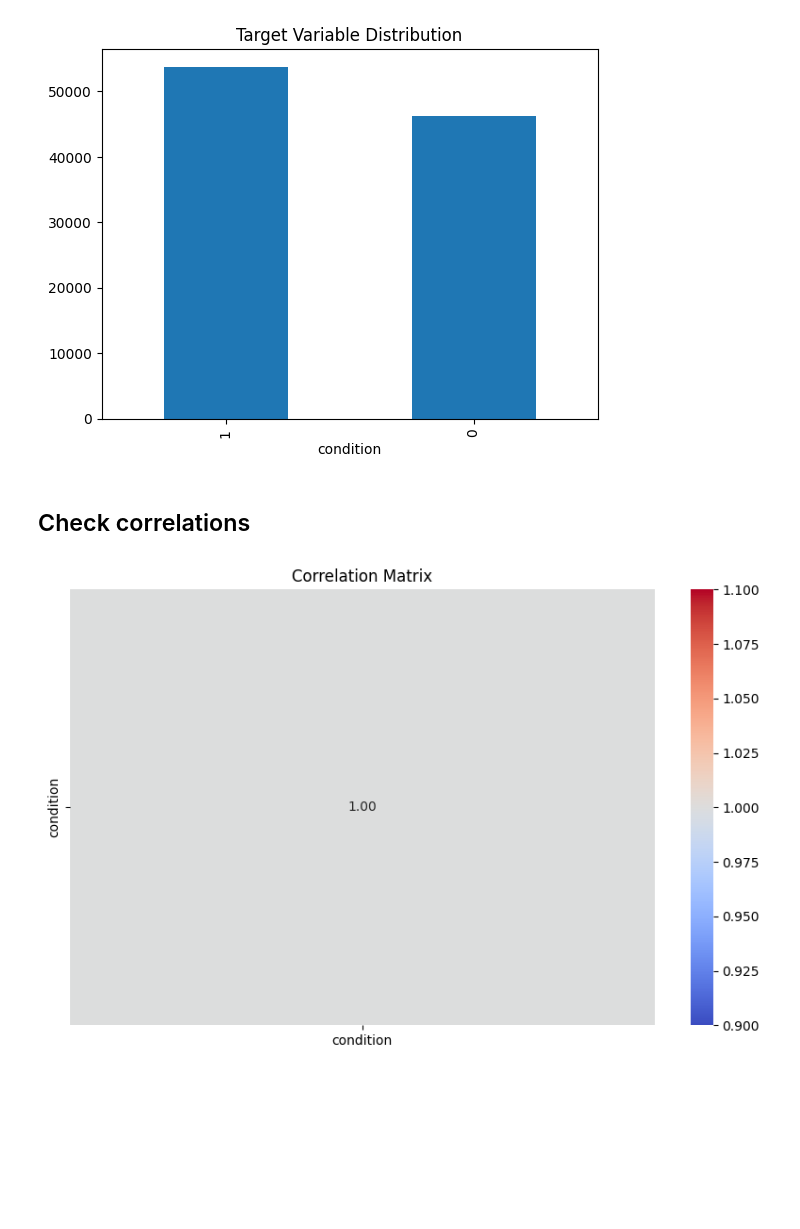
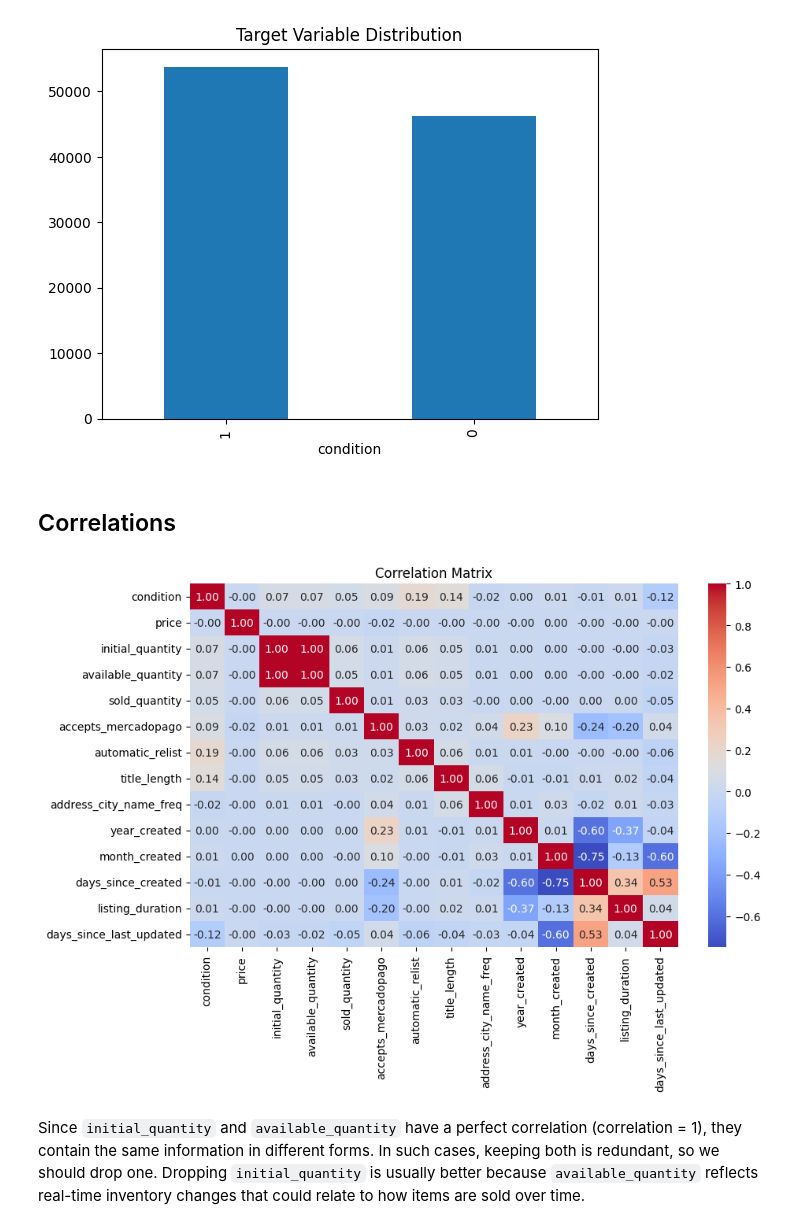
Before and after one commit to ntlg72/ml_exercise, a Jupyter notebook: 1.0-nlg-EDA.ipynb, the cells around one changed output. Saved outputs shown, nothing was run; the diff lists cells and outputs as text; code cells hidden in the pictures; blank space fills up the shorter version.

```diff
--- a/1.0-nlg-EDA.ipynb
+++ b/1.0-nlg-EDA.ipynb
@@ -323,0 +449,10 @@ df = pd.get_dummies(df, columns=categorical_cols, drop_first=True)
+# %%
+# Convert start_time and stop_time to datetime format
+df_cleaned["start_time"] = pd.to_datetime(df_cleaned["start_time"])
+df_cleaned["stop_time"] = pd.to_datetime(df_cleaned["stop_time"])
+
+# Calculate listing duration in days
+df_cleaned["listing_duration"] = (df_cleaned["stop_time"] - df_cleaned["start_time"]).dt.days
+
+# Display result
+print(df_cleaned[["start_time", "stop_time", "listing_duration"]].head())
@@ -323,0 +468,6 @@ df = pd.get_dummies(df, columns=categorical_cols, drop_first=True)
+# %%
+df_cleaned["date_created"] = pd.to_datetime(df_cleaned["date_created"]).dt.tz_localize(None)  # Make it naive
+df_cleaned["last_updated"] = pd.to_datetime(df_cleaned["last_updated"]).dt.tz_localize(None)
+# %%
+df_cleaned["days_since_created"] = (pd.to_datetime("today") - df_cleaned["date_created"]).dt.days
+df_cleaned["days_since_last_updated"] = (pd.to_datetime("today") - pd.to_datetime(df_cleaned["last_updated"])).dt.days
@@ -324 +580,21 @@ df = pd.get_dummies(df, columns=categorical_cols, drop_first=True)
+# %%
+columns_to_drop = [
+    'title',                      # high cardinality text
+    'pictures',                  # high cardinality, unstructured
+    'pictures_info',            # high cardinality, unstructured
+    'non_mercado_pago_methods',  # complex structure
+    'variations_summary',        # unstructured
+    'date_created',              # raw timestamp
+    'last_updated',              # raw timestamp
+    'start_time',                # raw timestamp
+    'stop_time',                 # raw timestamp
+    'international_delivery_mode',  # only one unique value
+    'coverage_areas_summary',       # only one unique value
+    'address_country_name',         # only one unique value
+    'listing_source'               # only one unique value
+    'base_price'  # dropped due to perfect correlation with price
+]
+
+
+df_cleaned = df_cleaned.drop(columns=columns_to_drop)
 # %% [markdown]
@@ -329,11 +605,13 @@ plt.show()
 # %% [output]
 [figure]
 # %% [markdown]
-## Check correlations
+## Correlations
 # %%
 plt.figure(figsize=(10, 6))
-sns.heatmap(df.corr(numeric_only=True), annot=True, fmt=".2f", cmap="coolwarm")
+sns.heatmap(df_cleaned.corr(numeric_only=True), annot=True, fmt=".2f", cmap="coolwarm")
 plt.title("Correlation Matrix")
 plt.show()
 # %% [output]
-[figure, old version]
+[figure, new version]
+# %% [markdown]
+Since `initial_quantity` and `available_quantity` have a perfect correlation (correlation = 1), they contain the same information in different forms. In such cases, keeping both is redundant, so we should drop one. Dropping `initial_quantity` is usually better because `available_quantity` reflects real-time inventory changes that could relate to how items are sold over time.
```
Also changed, not shown: parts of 48 cells of this notebook, 2 other files.
